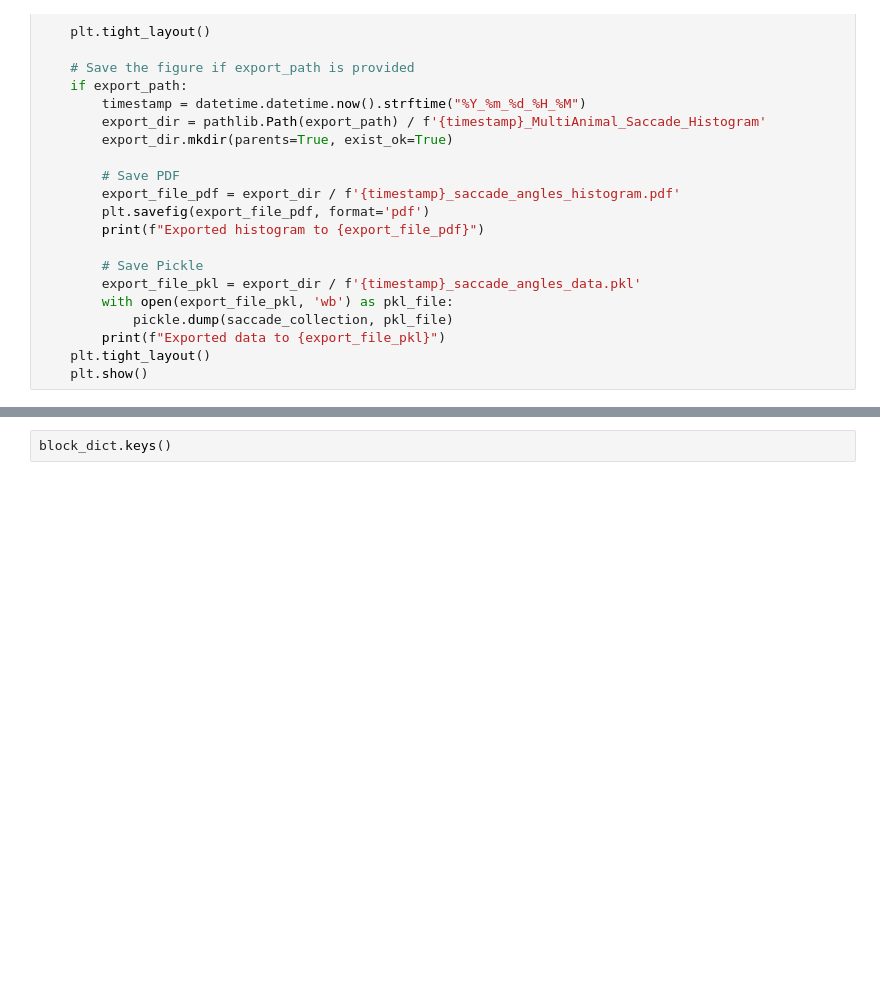
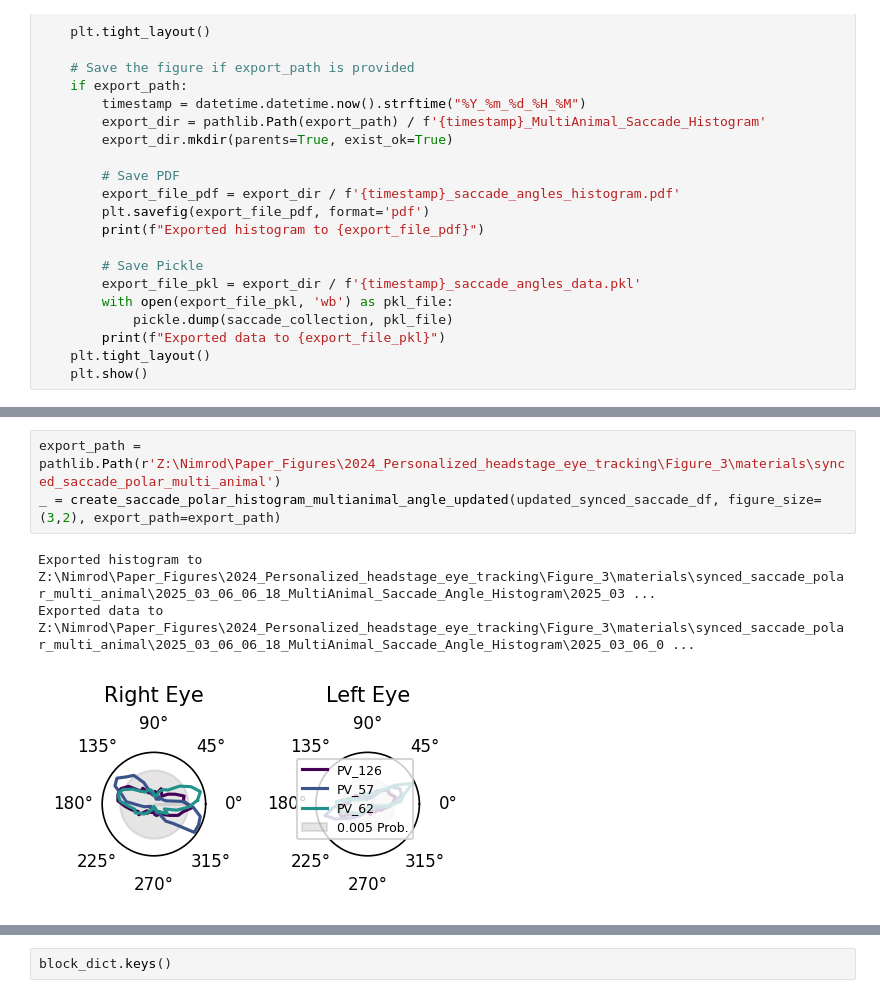
Before and after one commit to neural-electrophysiology-tool-team/Eye-Tracking-Tools, a Jupyter notebook: Graph_generation_notebooks/all_data_basic_plots.ipynb, the cells around one changed output, grey strips where cells are left out. Drawn from its saved outputs; the diff is of its cells as text; blank space fills up the shorter version.

```diff
--- a/Graph_generation_notebooks/all_data_basic_plots.ipynb
+++ b/Graph_generation_notebooks/all_data_basic_plots.ipynb
@@ -1023,0 +1337,7 @@ def create_saccade_polar_histogram_multianimal(saccade_collection, figure_size=(
+# %%
+export_path = pathlib.Path(r'Z:\Nimrod\Paper_Figures\2024_Personalized_headstage_eye_tracking\Figure_3\materials\synced_saccade_polar_multi_animal')
+_ = create_saccade_polar_histogram_multianimal_angle_updated(updated_synced_saccade_df, figure_size=(3,2), export_path=export_path)
+# %% [output]
+Exported histogram to Z:\Nimrod\Paper_Figures\2024_Personalized_headstage_eye_tracking\Figure_3\materials\synced_saccade_polar_multi_animal\2025_03_06_06_18_MultiAnimal_Saccade_Angle_Histogram\2025_03 ...
+Exported data to Z:\Nimrod\Paper_Figures\2024_Personalized_headstage_eye_tracking\Figure_3\materials\synced_saccade_polar_multi_animal\2025_03_06_06_18_MultiAnimal_Saccade_Angle_Histogram\2025_03_06_0 ...
+[figure, added]
```
Also changed, not shown: parts of 14 cells of this notebook, 15 other files.
